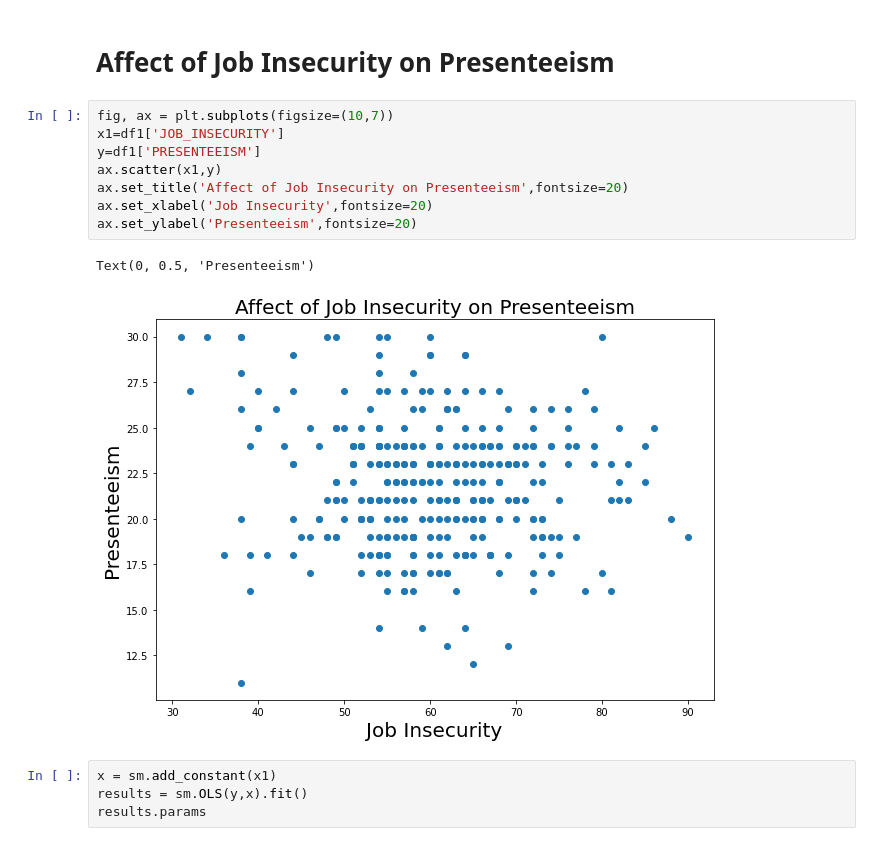
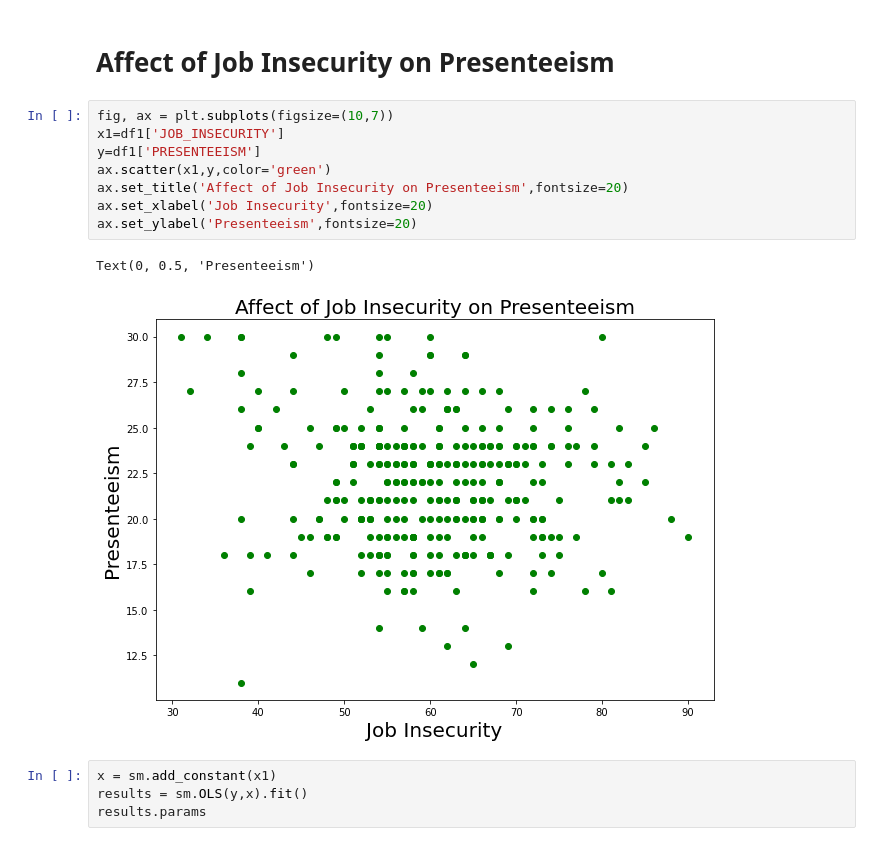
Before and after one commit to sarfarazahamed2k/Presenteeism, a Jupyter notebook: Job_Insecurity.ipynb, the cells around one changed output. Saved outputs shown, nothing was run; the diff lists cells and outputs as text.

```diff
--- a/Job_Insecurity.ipynb
+++ b/Job_Insecurity.ipynb
@@ -32,14 +32,14 @@ df1.head()
 # %%
 fig, ax = plt.subplots(figsize=(10,7))
 x1=df1['JOB_INSECURITY']
 y=df1['PRESENTEEISM']
-ax.scatter(x1,y)
+ax.scatter(x1,y,color='green')
 ax.set_title('Affect of Job Insecurity on Presenteeism',fontsize=20)
 ax.set_xlabel('Job Insecurity',fontsize=20)
 ax.set_ylabel('Presenteeism',fontsize=20)
 # %% [output]
 Text(0, 0.5, 'Presenteeism')
-[figure, old version]
+[figure, new version]
 # %%
 x = sm.add_constant(x1)
 results = sm.OLS(y,x).fit()
```
Also changed, not shown: parts of 3 cells of this notebook.
